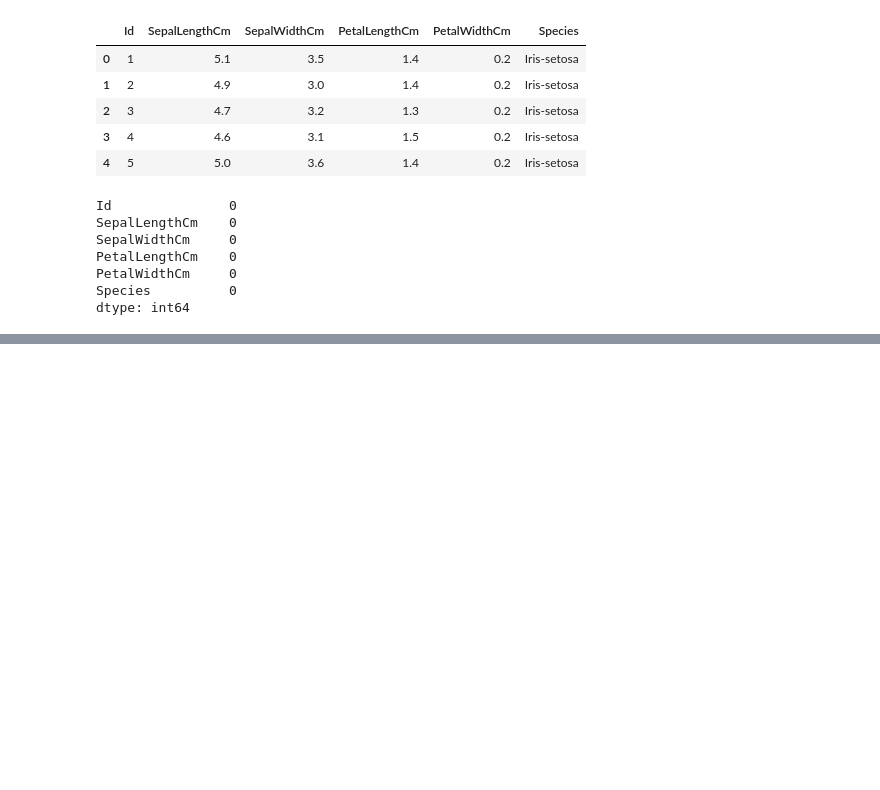
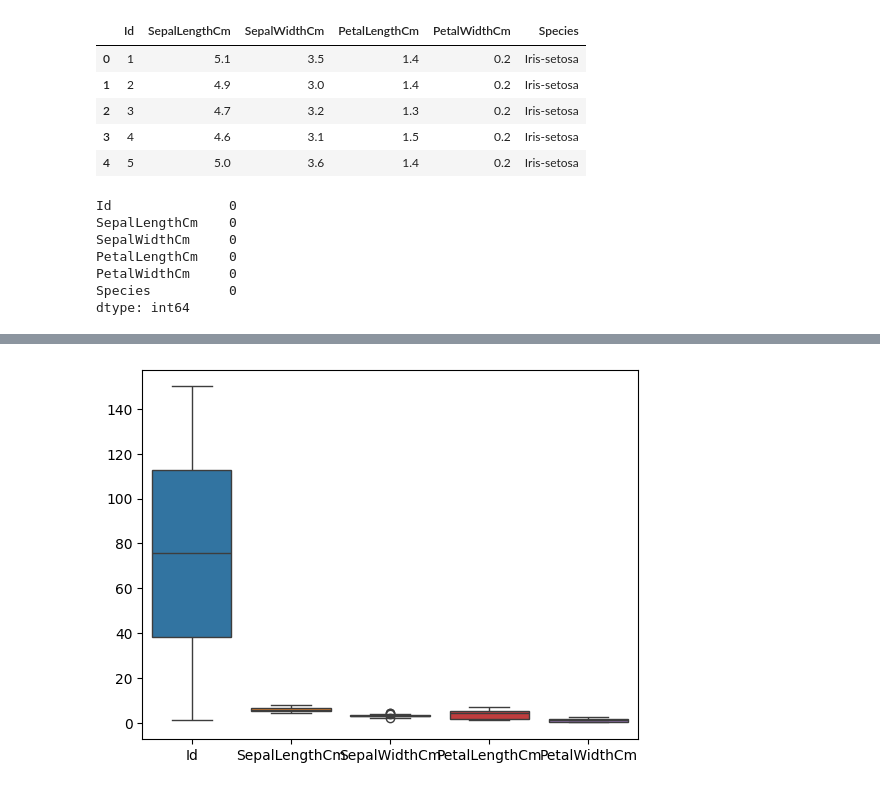
Before and after one commit to Shreyashnathe/sem-6-dsbda, a Jupyter notebook: Ass3_completed/3B.ipynb, the cells around one changed output, grey strips where cells are left out. Drawn from its saved outputs; the diff is of its cells as text; code cells hidden in the pictures; blank space fills up the shorter version.

```diff
--- a/Ass3_completed/3B.ipynb
+++ b/Ass3_completed/3B.ipynb
@@ -47,0 +26,5 @@ Mean and Standard Deviation:
+# %%
+sns.boxplot(data = data)
+plt.show()
+# %% [output]
+[figure, added]
```
Also changed, not shown: parts of 8 cells of this notebook, 5 other files.
